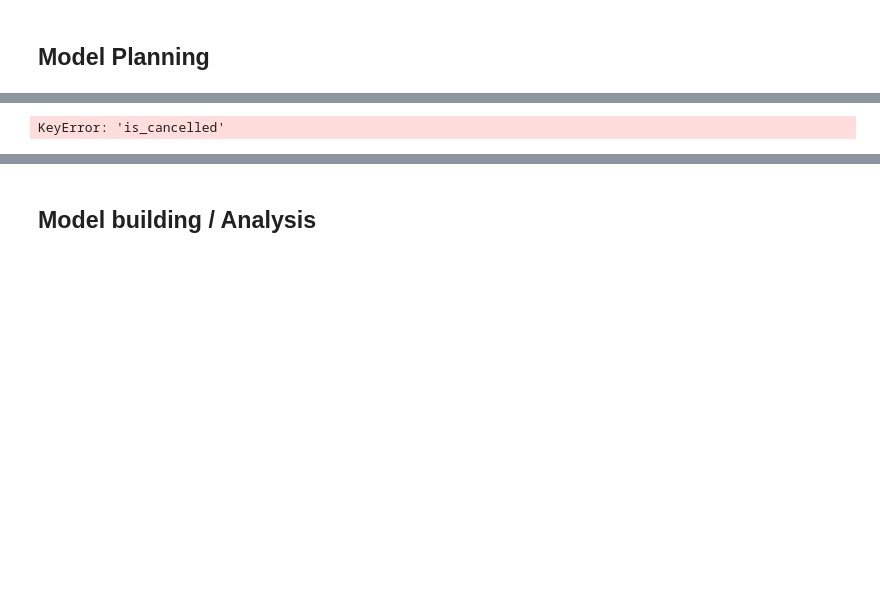
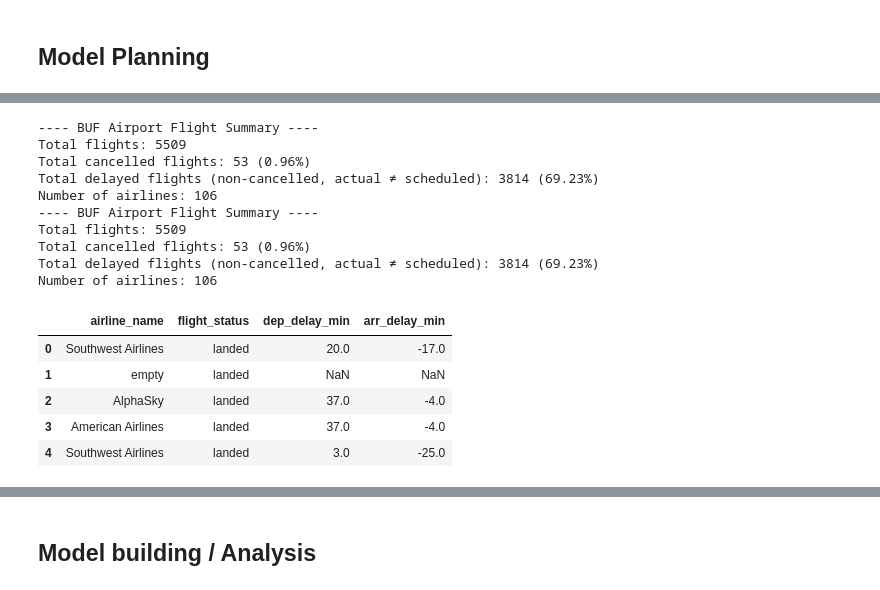
Before and after one commit to Iamkoss/cis9650_flight_data, a Jupyter notebook: fligh_data.ipynb, the cells around one changed output, grey strips where cells are left out. Drawn from its saved outputs; the diff is of its cells as text; code cells hidden in the pictures; blank space fills up the shorter version.

```diff
--- a/fligh_data.ipynb
+++ b/fligh_data.ipynb
@@ -340,35 +367,50 @@ display(df)
 #overview of entire data set
 total_flights = len(df)
 total_cancelled = df['is_cancelled'].sum()
 
 # Delayed = actual departure or arrival time does NOT match scheduled time (and not cancelled)
 total_delayed = (
     (~df['is_cancelled']) &
     (
         (df['dep_delay_min'].notna() & (df['dep_delay_min'] > 0)) |
         (df['arr_delay_min'].notna() & (df['arr_delay_min'] > 0))
     )
 ).sum()
-e
+
 num_airlines = df['airline_name'].nunique()
 
 print("---- BUF Airport Flight Summary ----")
 print(f"Total flights: {total_flights}")
 print(f"Total cancelled flights: {total_cancelled} ({(total_cancelled/total_flights)*100:.2f}%)")
 print(f"Total delayed flights (non-cancelled, actual ≠ scheduled): {total_delayed} ({(total_delayed/total_flights)*100:.2f}%)")
 print(f"Number of airlines: {num_airlines}")
 
 num_airlines = df['airline_name'].nunique()
 
 print("---- BUF Airport Flight Summary ----")
 print(f"Total flights: {total_flights}")
 print(f"Total cancelled flights: {total_cancelled} ({(total_cancelled/total_flights)*100:.2f}%)")
 print(f"Total delayed flights (non-cancelled, actual ≠ scheduled): {total_delayed} ({(total_delayed/total_flights)*100:.2f}%)")
 print(f"Number of airlines: {num_airlines}")
 
 df[['airline_name', 'flight_status', 'dep_delay_min', 'arr_delay_min']].head()
 # %% [output]
-KeyError: 'is_cancelled'
+---- BUF Airport Flight Summary ----
+Total flights: 5509
+Total cancelled flights: 53 (0.96%)
+Total delayed flights (non-cancelled, actual ≠ scheduled): 3814 (69.23%)
+Number of airlines: 106
+---- BUF Airport Flight Summary ----
+Total flights: 5509
+Total cancelled flights: 53 (0.96%)
+Total delayed flights (non-cancelled, actual ≠ scheduled): 3814 (69.23%)
+Number of airlines: 106
+|  | airline_name | flight_status | dep_delay_min | arr_delay_min |
+| 0 | Southwest Airlines | landed | 20.0 | -17.0 |
+| 1 | empty | landed | NaN | NaN |
+| 2 | AlphaSky | landed | 37.0 | -4.0 |
+| 3 | American Airlines | landed | 37.0 | -4.0 |
+| 4 | Southwest Airlines | landed | 3.0 | -25.0 |
 # %%
 #total number of flights by airline
 flights_per_airline = df['airline_name'].value_counts()
```
Also changed, not shown: parts of 16 cells of this notebook.
